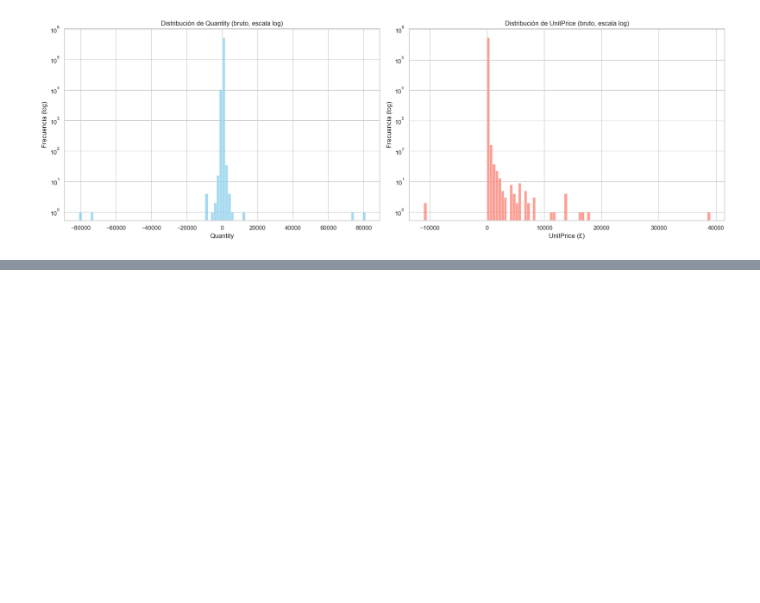
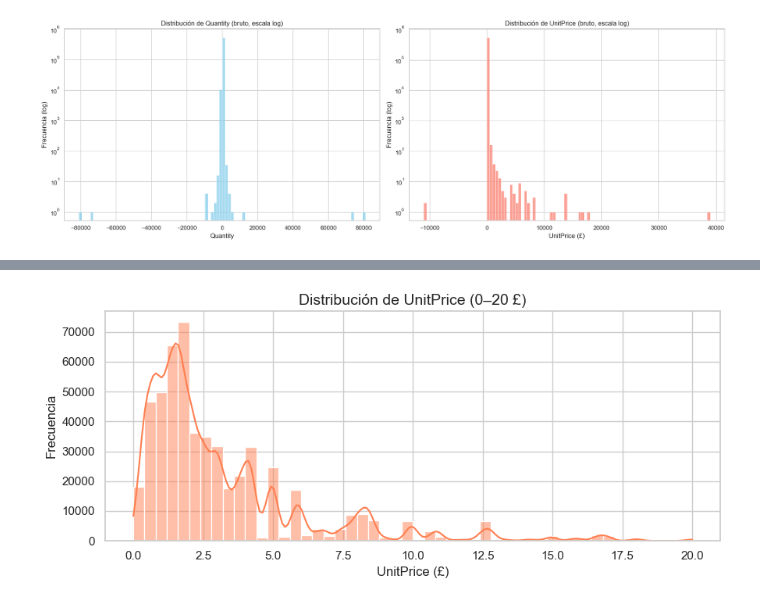
Before and after one commit to ravel01106/proyecto-master-ia-big-data, a Jupyter notebook: notebooks/regression_proyect/analysis/eda_data.ipynb, the cells around one changed output, grey strips where cells are left out. Saved outputs shown, nothing was run; the diff lists cells and outputs as text; code cells hidden in the pictures; blank space fills up the shorter version.

```diff
--- a/notebooks/regression_proyect/analysis/eda_data.ipynb
+++ b/notebooks/regression_proyect/analysis/eda_data.ipynb
@@ -355,0 +393,14 @@ plt.show()
+# %%
+# 2.4.3 — Distribución de UnitPrice (rango normal: 0–20 £)
+price_filtrado = df[(df['UnitPrice'] > 0) & (df['UnitPrice'] <= 20)]
+
+fig, ax = plt.subplots(figsize=(9, 4))
+sns.histplot(price_filtrado['UnitPrice'], bins=50, ax=ax, kde=True, color='coral')
+ax.set_title('Distribución de UnitPrice (0–20 £)', fontsize=14)
+ax.set_xlabel('UnitPrice (£)')
+ax.set_ylabel('Frecuencia')
+plt.tight_layout()
+plt.savefig(f'{RUTA_GRAFICOS}2.4.3_distribucion_unitprice.png', dpi=150)
+plt.show()
+# %% [output]
+[figure, added]
```
Also changed, not shown: parts of 20 cells of this notebook, 11 other files.
